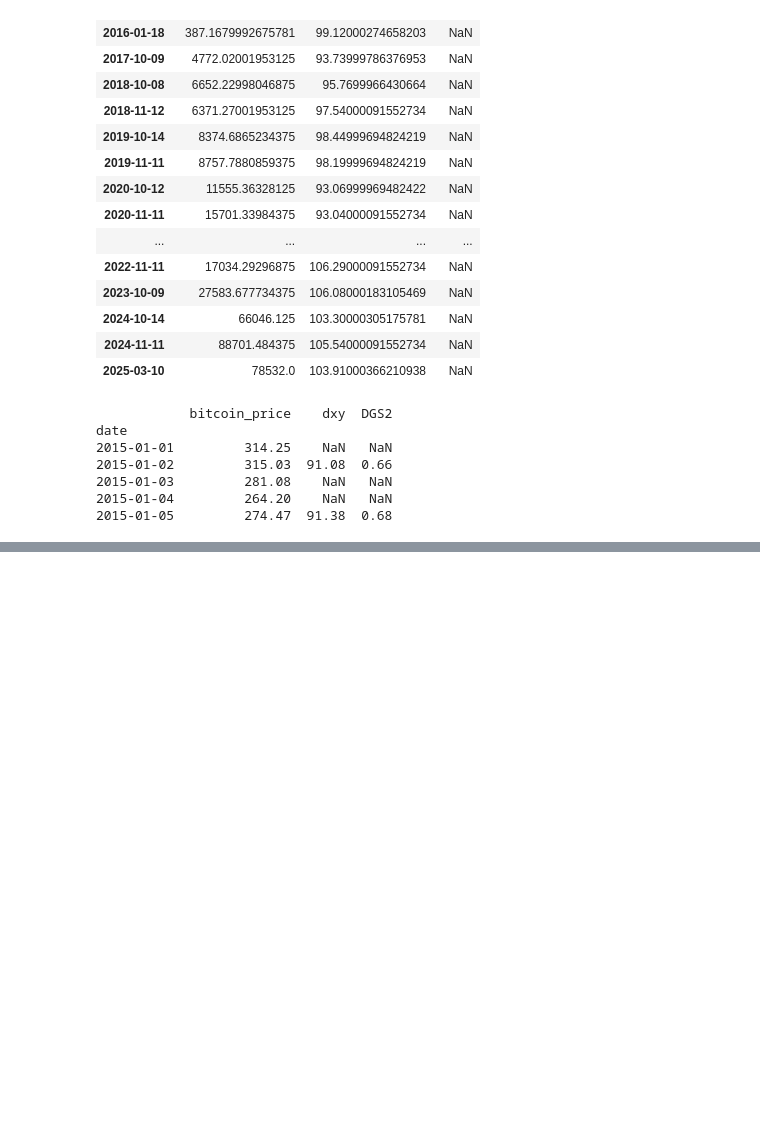
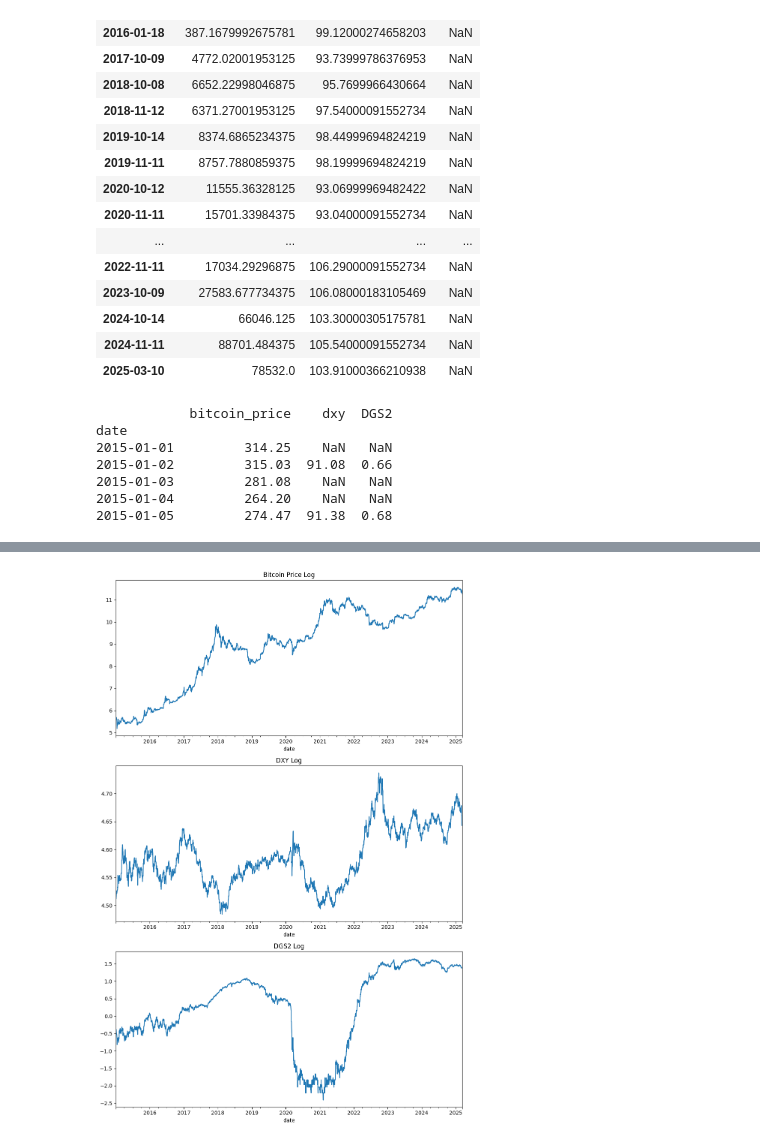
Before and after one commit to FrankAst/Forecast-BTC---DXY---2YR-BY, a Jupyter notebook: notebooks/exploration.ipynb, the cells around one changed output, grey strips where cells are left out. Cells and saved outputs as stored; diff of their text form; code cells hidden in the pictures; blank space fills up the shorter version.

```diff
--- a/notebooks/exploration.ipynb
+++ b/notebooks/exploration.ipynb
@@ -164,0 +239,5 @@ date
+# %%
+# Transformacion logaritmica:
+transformed_df = np.log(merged_df.replace(0, np.nan)).dropna()
+transformed_df.columns = [f"{col}_log" for col in transformed_df.columns]
+transformed_df.head()
@@ -164,0 +252,7 @@ date
+# %%
+# Diferenciacion de primer orden:
+for col in transformed_df.columns:
+    transformed_df[f"{col}_diff"] = transformed_df[col].diff()
+
+transformed_df.dropna(inplace=True)
+transformed_df.head()
@@ -164,0 +267,11 @@ date
+# %%
+fig, axes = plt.pyplot.subplots(nrows=3, ncols=1, figsize=(10, 15))
+
+transformed_df['bitcoin_price_log'].plot(ax=axes[0], title='Bitcoin Price Log')
+transformed_df['dxy_log'].plot(ax=axes[1], title='DXY Log')
+transformed_df['DGS2_log'].plot(ax=axes[2], title='DGS2 Log')
+
+plt.pyplot.tight_layout()
+plt.pyplot.show()
+# %% [output]
+[figure, added]
```
Also changed, not shown: parts of 17 cells of this notebook, 6 other files.
